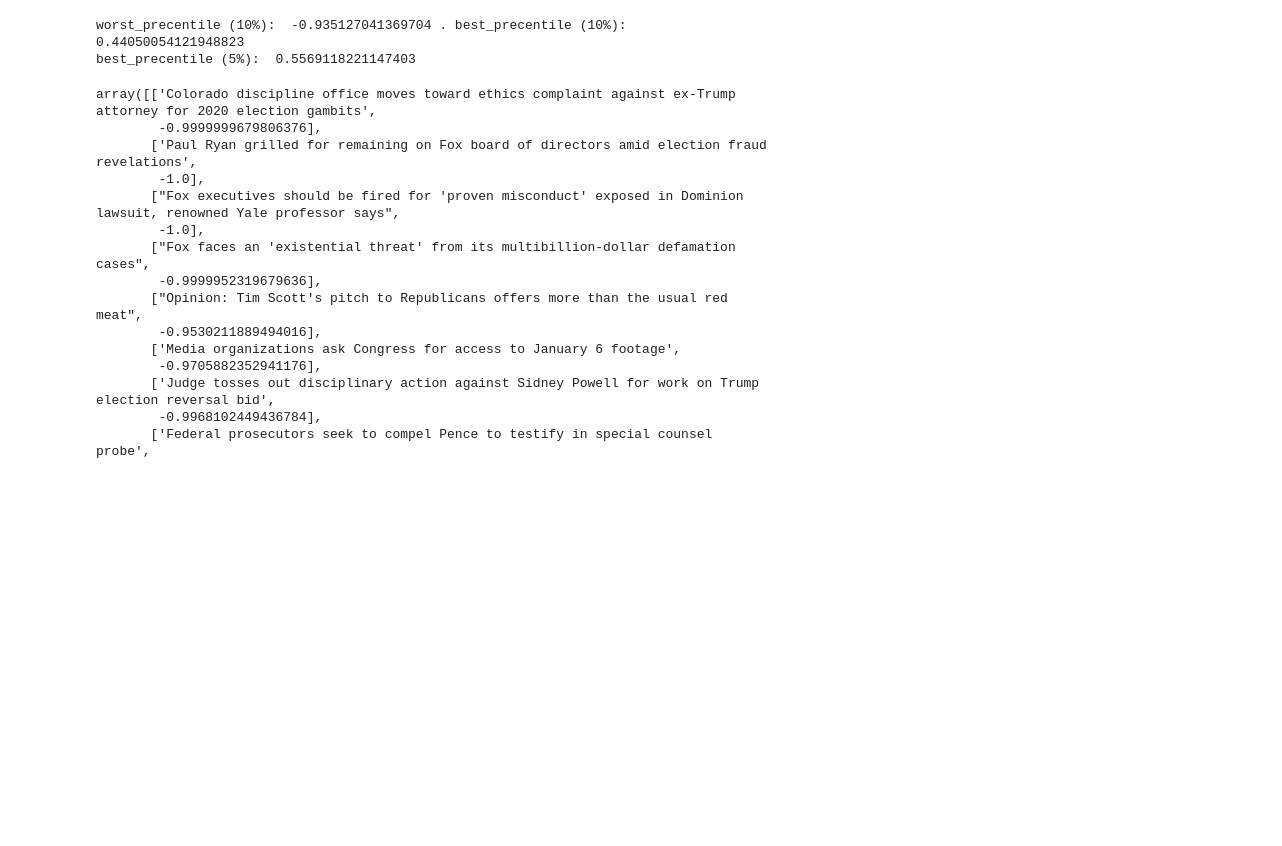
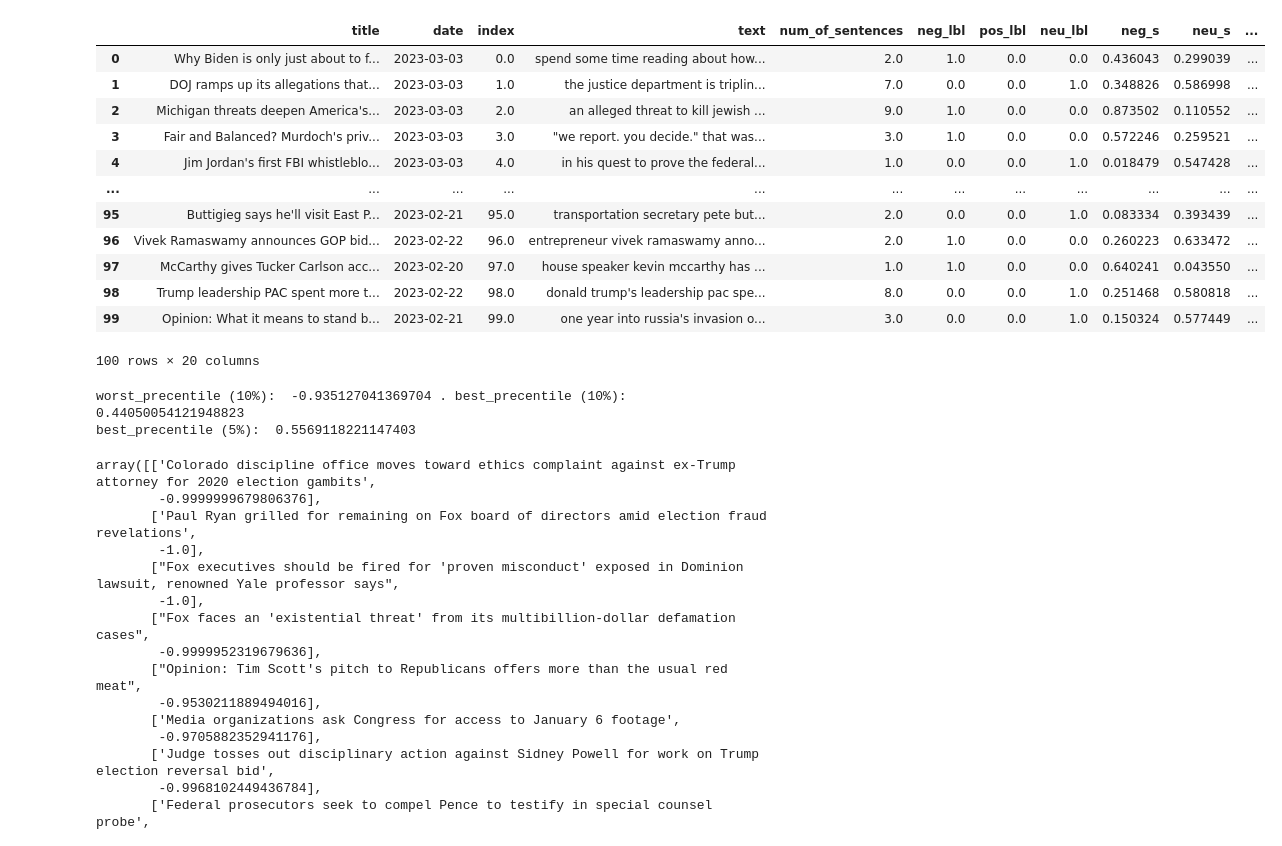
Before and after one commit to idobiran11/senti-trends-nlp, a Jupyter notebook: result analysis/trump_absa.ipynb, the cells around one changed output. Saved outputs shown, nothing was run; the diff lists cells and outputs as text; code cells hidden in the pictures; blank space fills up the shorter version.

```diff
--- a/result analysis/trump_absa.ipynb
+++ b/result analysis/trump_absa.ipynb
@@ -9,6 +9,22 @@ from scipy.signal import savgol_filter
 # %%
 cnn = pd.read_csv('../data/output_data/trump_cnn_news_sentiment.csv')
 fox = pd.read_csv('../data/output_data/trump_fox_news_sentiment.csv')
+# %%
+cnn
+# %% [output]
+|  | title | date | index | text | num_of_sentences | neg_lbl | pos_lbl | neu_lbl | neg_s | neu_s | ... |
+| 0 | Why Biden is only just about to f... | 2023-03-03 | 0.0 | spend some time reading about how... | 2.0 | 1.0 | 0.0 | 0.0 | 0.436043 | 0.299039 | ... |
+| 1 | DOJ ramps up its allegations that... | 2023-03-03 | 1.0 | the justice department is triplin... | 7.0 | 0.0 | 0.0 | 1.0 | 0.348826 | 0.586998 | ... |
+| 2 | Michigan threats deepen America's... | 2023-03-03 | 2.0 | an alleged threat to kill jewish ... | 9.0 | 1.0 | 0.0 | 0.0 | 0.873502 | 0.110552 | ... |
+| 3 | Fair and Balanced? Murdoch's priv... | 2023-03-03 | 3.0 | "we report. you decide." that was... | 3.0 | 1.0 | 0.0 | 0.0 | 0.572246 | 0.259521 | ... |
+| 4 | Jim Jordan's first FBI whistleblo... | 2023-03-03 | 4.0 | in his quest to prove the federal... | 1.0 | 0.0 | 0.0 | 1.0 | 0.018479 | 0.547428 | ... |
+| ... | ... | ... | ... | ... | ... | ... | ... | ... | ... | ... | ... |
+| 95 | Buttigieg says he'll visit East P... | 2023-02-21 | 95.0 | transportation secretary pete but... | 2.0 | 0.0 | 0.0 | 1.0 | 0.083334 | 0.393439 | ... |
+| 96 | Vivek Ramaswamy announces GOP bid... | 2023-02-22 | 96.0 | entrepreneur vivek ramaswamy anno... | 2.0 | 1.0 | 0.0 | 0.0 | 0.260223 | 0.633472 | ... |
+| 97 | McCarthy gives Tucker Carlson acc... | 2023-02-20 | 97.0 | house speaker kevin mccarthy has ... | 1.0 | 1.0 | 0.0 | 0.0 | 0.640241 | 0.043550 | ... |
+| 98 | Trump leadership PAC spent more t... | 2023-02-22 | 98.0 | donald trump's leadership pac spe... | 8.0 | 0.0 | 0.0 | 1.0 | 0.251468 | 0.580818 | ... |
+| 99 | Opinion: What it means to stand b... | 2023-02-21 | 99.0 | one year into russia's invasion o... | 3.0 | 0.0 | 0.0 | 1.0 | 0.150324 | 0.577449 | ... |
+100 rows × 20 columns
 # %%
 worst_precentile = cnn.compound_s.quantile(0.1)
 best_precentile = cnn.compound_s.quantile(0.9)
```
Also changed, not shown: parts of 2 cells of this notebook, 16 other files.
